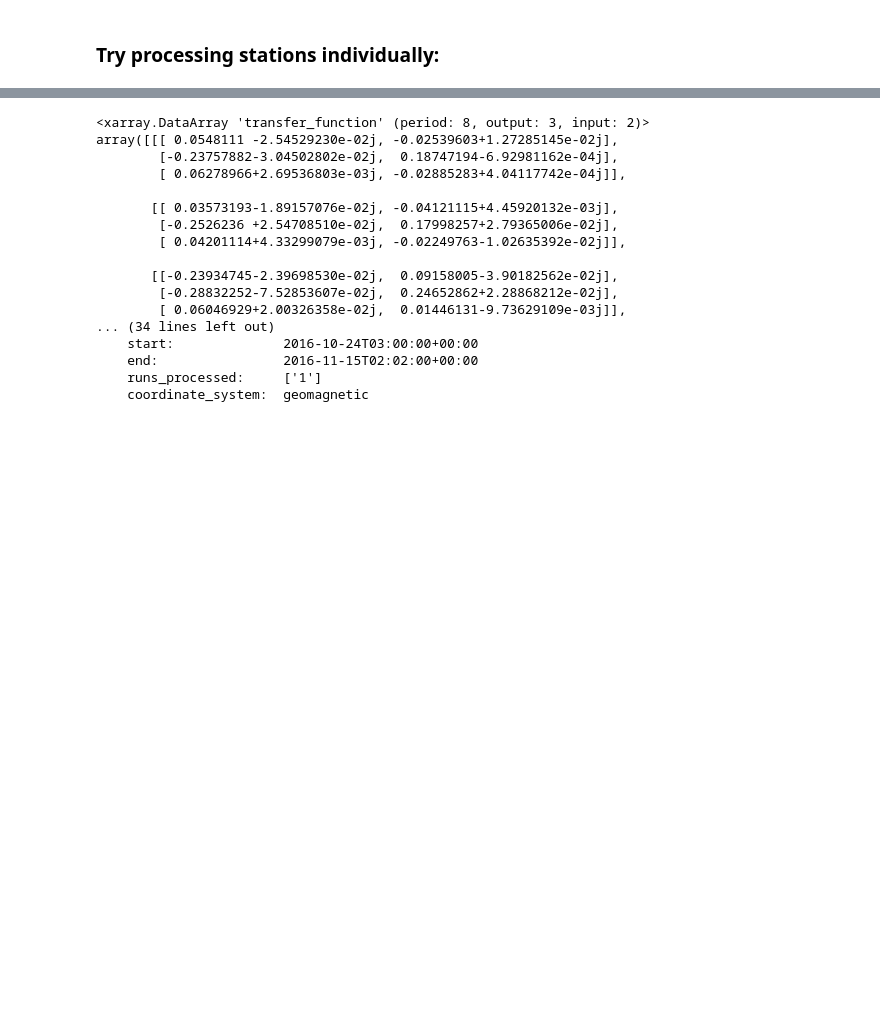
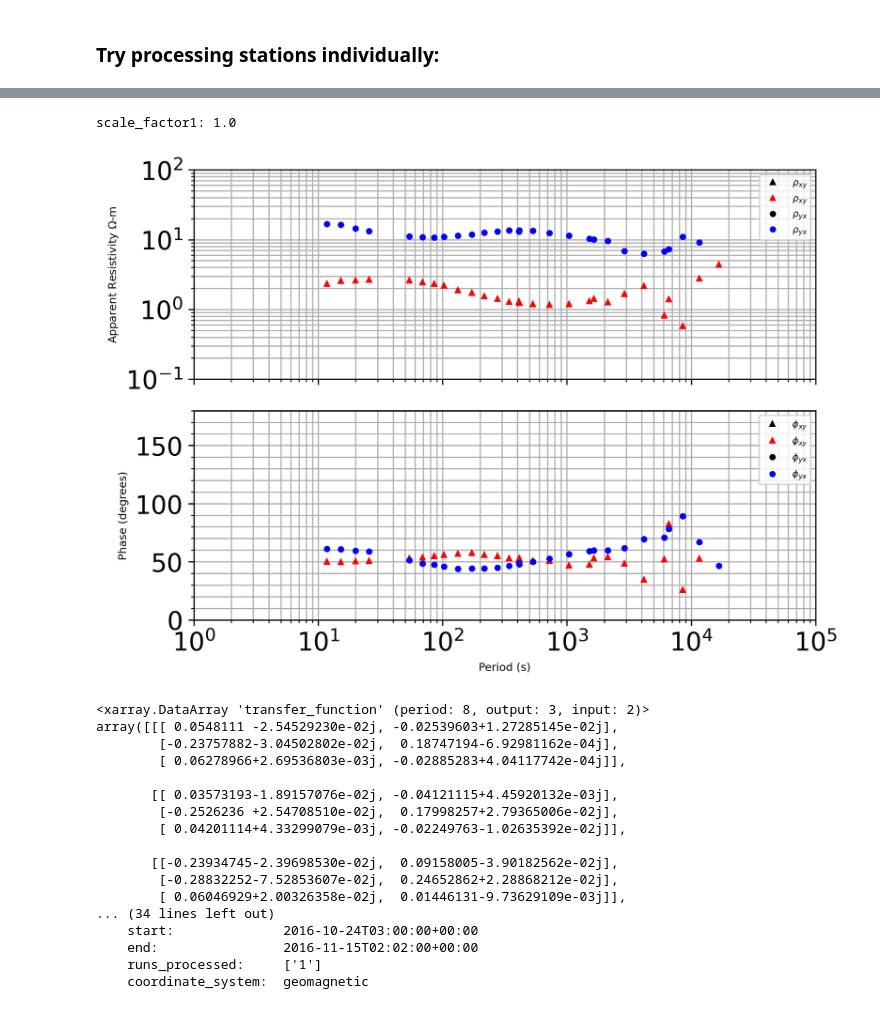
Before and after one commit to simpeg/aurora, a Jupyter notebook: aurora/test_utils/musgraves/musgraves_01.ipynb, the cells around one changed output, grey strips where cells are left out. Drawn from its saved outputs; the diff is of its cells as text; code cells hidden in the pictures; blank space fills up the shorter version.

Commit message:
store notebook with SA300 results

```diff
--- a/aurora/test_utils/musgraves/musgraves_01.ipynb
+++ b/aurora/test_utils/musgraves/musgraves_01.ipynb
@@ -535,0 +483,12 @@ EMTFXML(station='WANT38', latitude=-25.01, longitude=129.00, elevation=731.00)
+# %%
+show_plot = False
+RESULTS_PATH = pathlib.Path().home().joinpath("aurora_test_folder")
+xml_file_path = RESULTS_PATH.joinpath(f"{row.station_id}.xml")
+z_file = str(xml_file_path).replace("xml", "zss")
+tf_cls = process_mth5(config,
+                      kernel_dataset,
+                      units="MT",
+                      show_plot=show_plot,
+                      z_file_path=z_file,
+                      )
+tf_cls.write(fn=xml_file_path, file_type="emtfxml")
@@ -536,3 +514,9 @@ EMTFXML(station='WANT38', latitude=-25.01, longitude=129.00, elevation=731.00)
+# %%
+from aurora.transfer_function.plot.comparison_plots import compare_two_z_files
+compare_two_z_files(z_file, z_file, xlims=[1e0, 1e5], rho_ylims=[1e-1, 1e2],phi_ylims=[0,180])
+# %% [output]
+scale_factor1: 1.0
+[figure, added]
 # %%
 tf_cls.transfer_function
 # %% [output]
```
Also changed, not shown: parts of 48 cells of this notebook.
